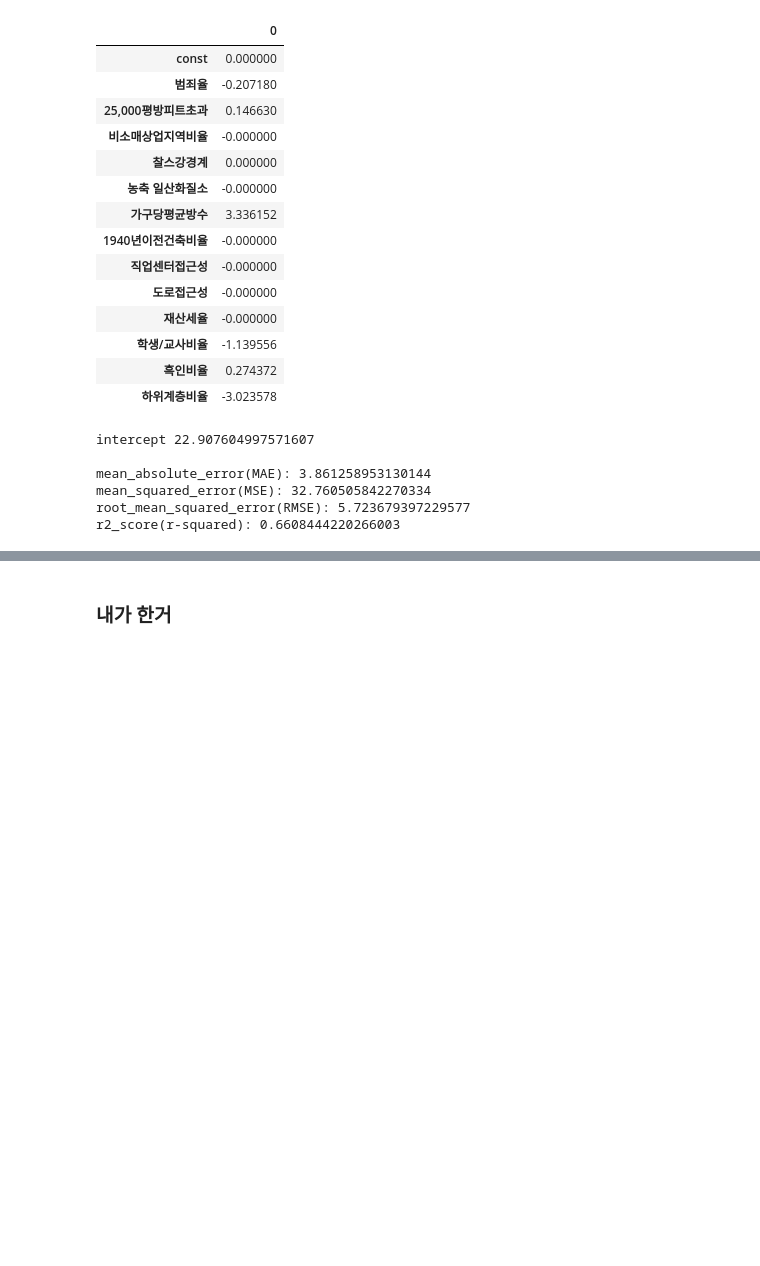
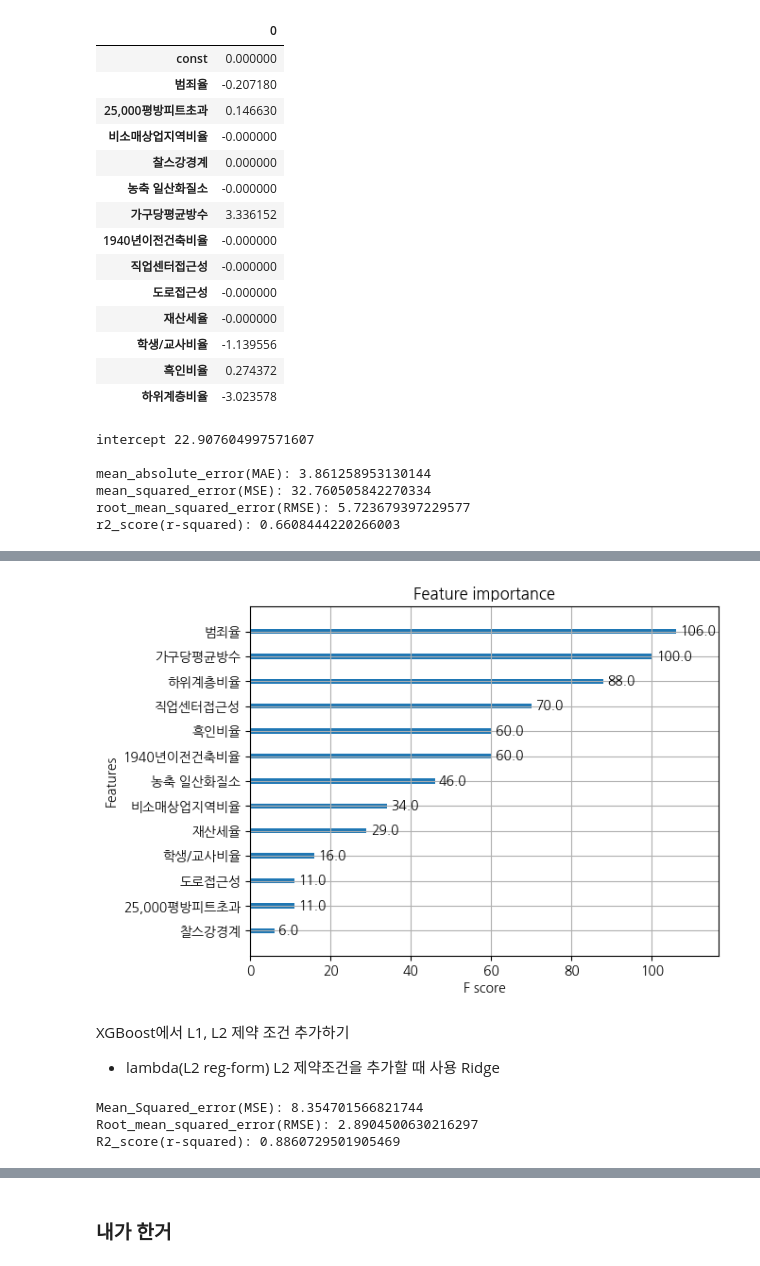
Before and after one commit to Minseos/-, a Jupyter notebook: 06_machine_learning/14_회귀분석_보스턴집값예측_라쏘_릿지_엘라스틱넷_내가.ipynb, the cells around one changed output, grey strips where cells are left out. Cells and saved outputs as stored; diff of their text form; code cells hidden in the pictures; blank space fills up the shorter version.

```diff
--- a/06_machine_learning/14_회귀분석_보스턴집값예측_라쏘_릿지_엘라스틱넷_내가.ipynb
+++ b/06_machine_learning/14_회귀분석_보스턴집값예측_라쏘_릿지_엘라스틱넷_내가.ipynb
@@ -472,0 +617,10 @@ r2_score(r-squared): 0.6608444220266003
+# %%
+for i in range(1,11):
+    xgb = XGBRegressor(n_estimators=500, max_depth=i, n_jobs=-1, random_state=7)
+    xgb.fit(X2_train, y2_train)
+    pred = xgb.predict(X2_test)
+    print('max_depth : ', i)
+    print('Mean_squared_error(MES):', mean_squared_error(y2_test, pred))
+    print('Root_Mean_squared_error(RMES):', np.sqrt(mean_squared_error(y2_test, pred)))
+    print('R-squared:', r2_score(y2_test, pred))
+    print()
@@ -472,0 +659,3 @@ r2_score(r-squared): 0.6608444220266003
+# %%
+model = xgb.XGBRegressor(n_estimators=100, max_depth=3)
+model.fit(X_train, y_train)
@@ -472,0 +674,19 @@ r2_score(r-squared): 0.6608444220266003
+# %%
+xgb.plot_importance(model)
+plt.show()
+# %% [output]
+[figure, added]
+# %% [markdown]
+XGBoost에서 L1, L2 제약 조건 추가하기
+* lambda(L2 reg-form) L2 제약조건을 추가할 때 사용 Ridge
+# %%
+xgb = XGBRegressor(n_estimators = 500, max_depth = 5, reg_alpha =10.0, reg_lambda=10.0, n_jobs =-1, random_state = 7)
+xgb.fit(X2_train, y2_train)
+pred = xgb.predict(X2_test)
+print('Mean_Squared_error(MSE):', mean_squared_error(y2_test, pred))
+print("Root_mean_squared_error(RMSE):", np.sqrt(mean_squared_error(y2_test, pred)))
+print("R2_score(r-squared):", r2_score(y2_test, pred))
+# %% [output]
+Mean_Squared_error(MSE): 8.354701566821744
+Root_mean_squared_error(RMSE): 2.8904500630216297
+R2_score(r-squared): 0.8860729501905469
```
Also changed, not shown: parts of 32 cells of this notebook, 3 other files.
